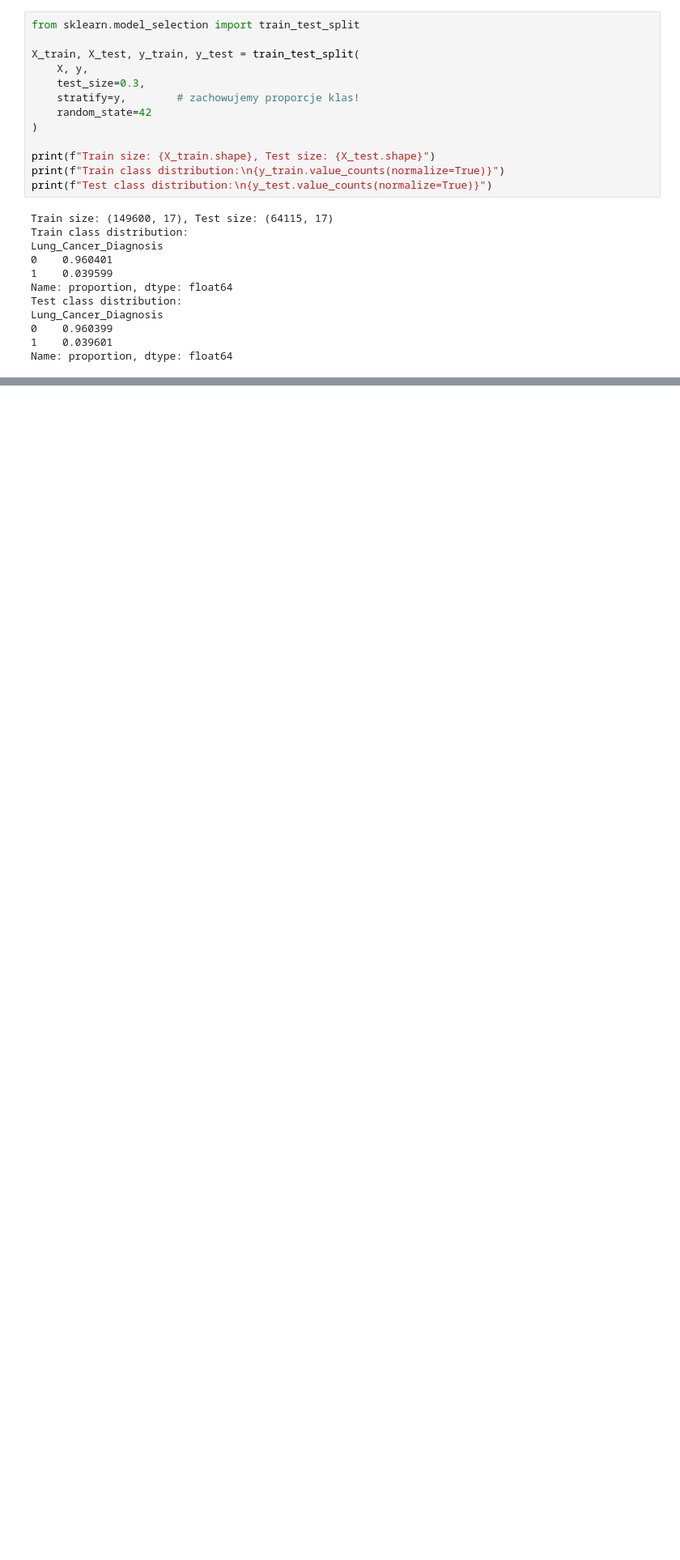
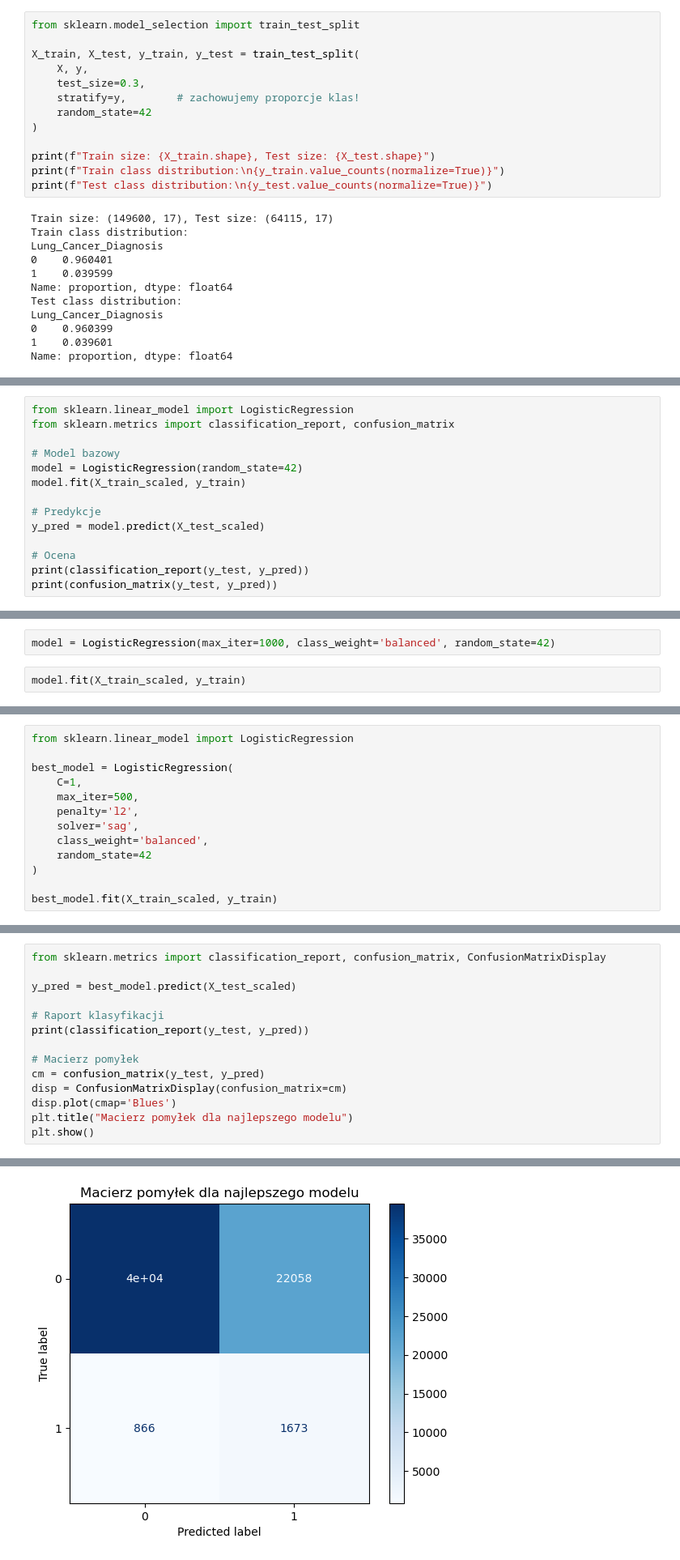
Before and after one commit to kacpert20/machine_learning_lung_cancer, a Jupyter notebook: ml_final.ipynb, the cells around one changed output, grey strips where cells are left out. Shown at 81% size. Drawn from its saved outputs; the diff is of its cells as text; blank space fills up the shorter version.

```diff
--- a/ml_final.ipynb
+++ b/ml_final.ipynb
@@ -77,0 +84,14 @@ Name: proportion, dtype: float64
+# %%
+from sklearn.linear_model import LogisticRegression
+from sklearn.metrics import classification_report, confusion_matrix
+
+# Model bazowy
+model = LogisticRegression(random_state=42)
+model.fit(X_train_scaled, y_train)
+
+# Predykcje
+y_pred = model.predict(X_test_scaled)
+
+# Ocena
+print(classification_report(y_test, y_pred))
+print(confusion_matrix(y_test, y_pred))
@@ -77,0 +110,4 @@ Name: proportion, dtype: float64
+# %%
+model = LogisticRegression(max_iter=1000, class_weight='balanced', random_state=42)
+# %%
+model.fit(X_train_scaled, y_train)
@@ -77,0 +202,13 @@ Name: proportion, dtype: float64
+# %%
+from sklearn.linear_model import LogisticRegression
+
+best_model = LogisticRegression(
+    C=1,
+    max_iter=500,
+    penalty='l2',
+    solver='sag',
+    class_weight='balanced',
+    random_state=42
+)
+
+best_model.fit(X_train_scaled, y_train)
@@ -77,0 +218,15 @@ Name: proportion, dtype: float64
+# %%
+from sklearn.metrics import classification_report, confusion_matrix, ConfusionMatrixDisplay
+
+y_pred = best_model.predict(X_test_scaled)
+
+# Raport klasyfikacji
+print(classification_report(y_test, y_pred))
+
+# Macierz pomyłek
+cm = confusion_matrix(y_test, y_pred)
+disp = ConfusionMatrixDisplay(confusion_matrix=cm)
+disp.plot(cmap='Blues')
+plt.title("Macierz pomyłek dla najlepszego modelu")
+plt.show()
+# %% [output]
@@ -77,0 +241 @@ Name: proportion, dtype: float64
+[figure, added]
```
Also changed, not shown: parts of 12 cells of this notebook.
